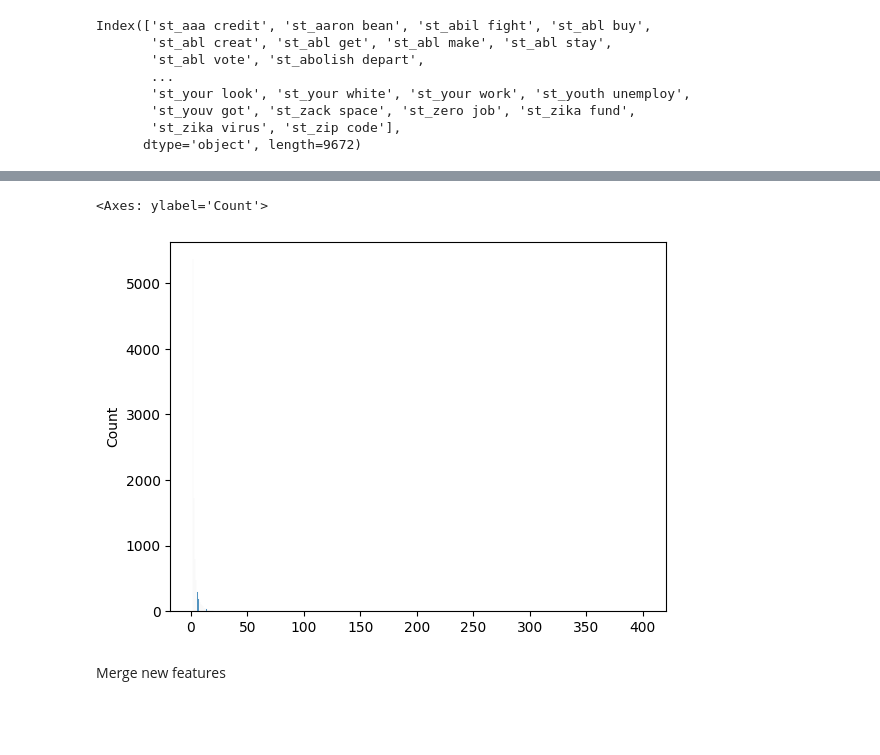
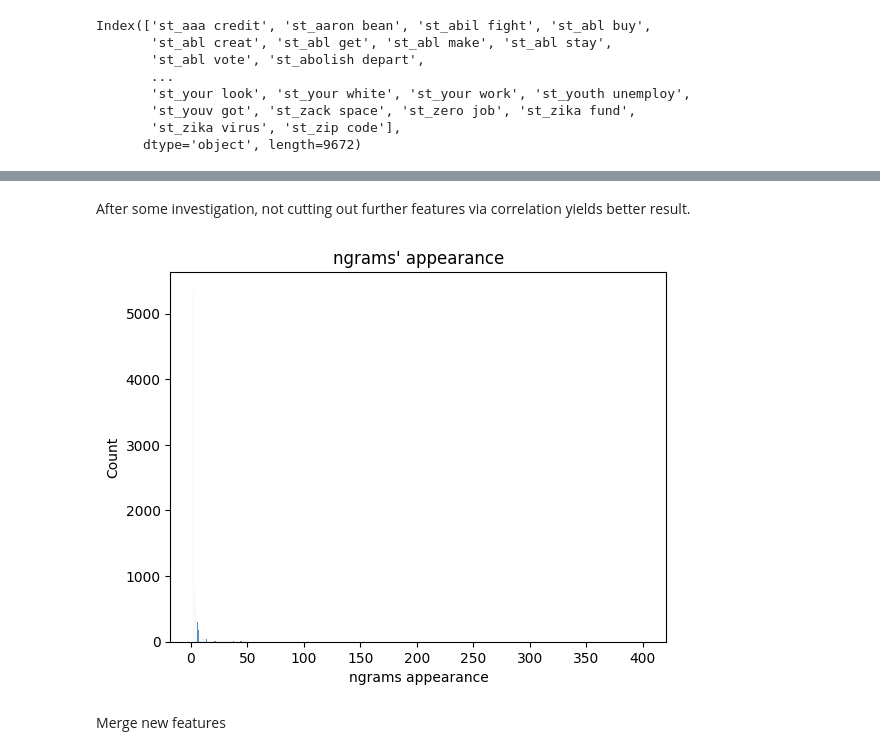
Before and after one commit to TanatPi/ESWD-Term-Project, a Jupyter notebook: true-false-news-classification-eswd-term-project.ipynb, the cells around one changed output, grey strips where cells are left out. Cells and saved outputs as stored; diff of their text form; code cells hidden in the pictures; blank space fills up the shorter version.

Commit message:
Done investigating low correlation bigrams. No cut is better

```diff
--- a/true-false-news-classification-eswd-term-project.ipynb
+++ b/true-false-news-classification-eswd-term-project.ipynb
@@ -242,8 +243,18 @@ dtype: float64
+# %% [markdown]
+After some investigation, not cutting out further features via correlation yields better result.
+# %%
+statement_corr_cut = False
+if statement_corr_cut:
+    statement_corr_threshold = 0.0002 # the correlation threshold
+    statement_mask = np.abs(statement_vector.corrwith(train_data4['label_6'],method= 'pearson'))>statement_corr_threshold
+    statement_vector = statement_vector.loc[:,statement_mask]
 # %%
 sns.histplot(np.sum(statement_vector, axis = 0))
+plt.xlabel('ngrams appearance')
+plt.title('ngrams\' appearance')
+plt.show()
 # %% [output]
-<Axes: ylabel='Count'>
-[figure, old version]
+[figure, new version]
 # %% [markdown]
 Merge new features
 # %%
```
Also changed, not shown: parts of 18 cells of this notebook.
